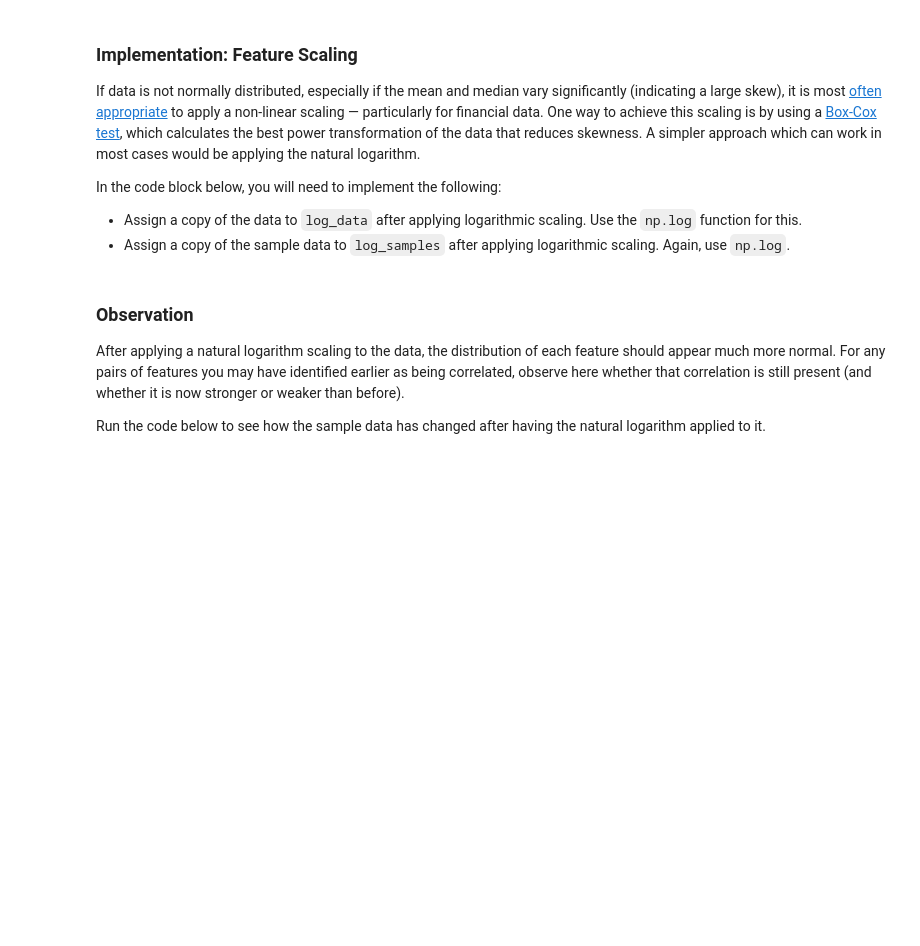
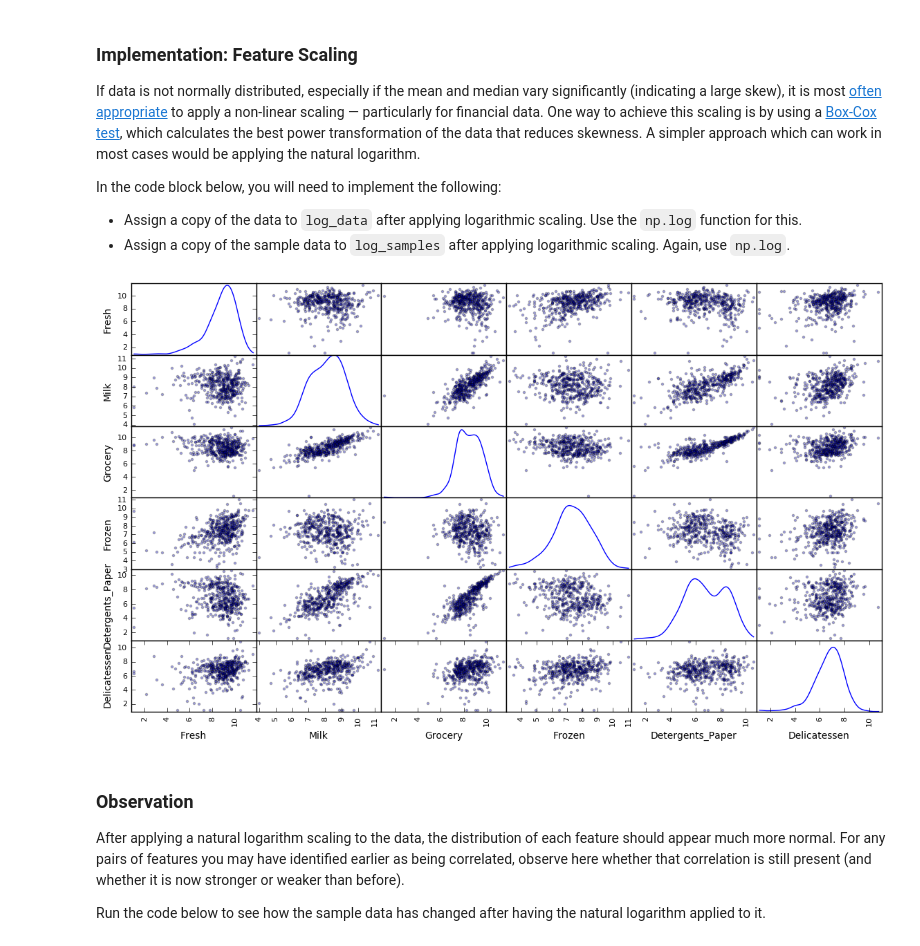
Before and after one commit to cfung/machine-learning, a Jupyter notebook: projects/customer_segments/customer_segments.ipynb, the cells around one changed output. Saved outputs shown, nothing was run; the diff lists cells and outputs as text; code cells hidden in the pictures; blank space fills up the shorter version.

```diff
--- a/projects/customer_segments/customer_segments.ipynb
+++ b/projects/customer_segments/customer_segments.ipynb
@@ -149,13 +160,15 @@ In the code block below, you will need to implement the following:
  - Assign a copy of the sample data to `log_samples` after applying logarithmic scaling. Again, use `np.log`.
 # %%
 # TODO: Scale the data using the natural logarithm
-log_data = None
+log_data = np.log(data)
 
 # TODO: Scale the sample data using the natural logarithm
-log_samples = None
+log_samples = np.log(samples)
 
 # Produce a scatter matrix for each pair of newly-transformed features
 pd.scatter_matrix(log_data, alpha = 0.3, figsize = (14,8), diagonal = 'kde');
+# %% [output]
+[figure, added]
 # %% [markdown]
 ### Observation
 After applying a natural logarithm scaling to the data, the distribution of each feature should appear much more normal. For any pairs of features you may have identified earlier as being correlated, observe here whether that correlation is still present (and whether it is now stronger or weaker than before).
```
Also changed, not shown: parts of 37 cells of this notebook, 1 other file.
